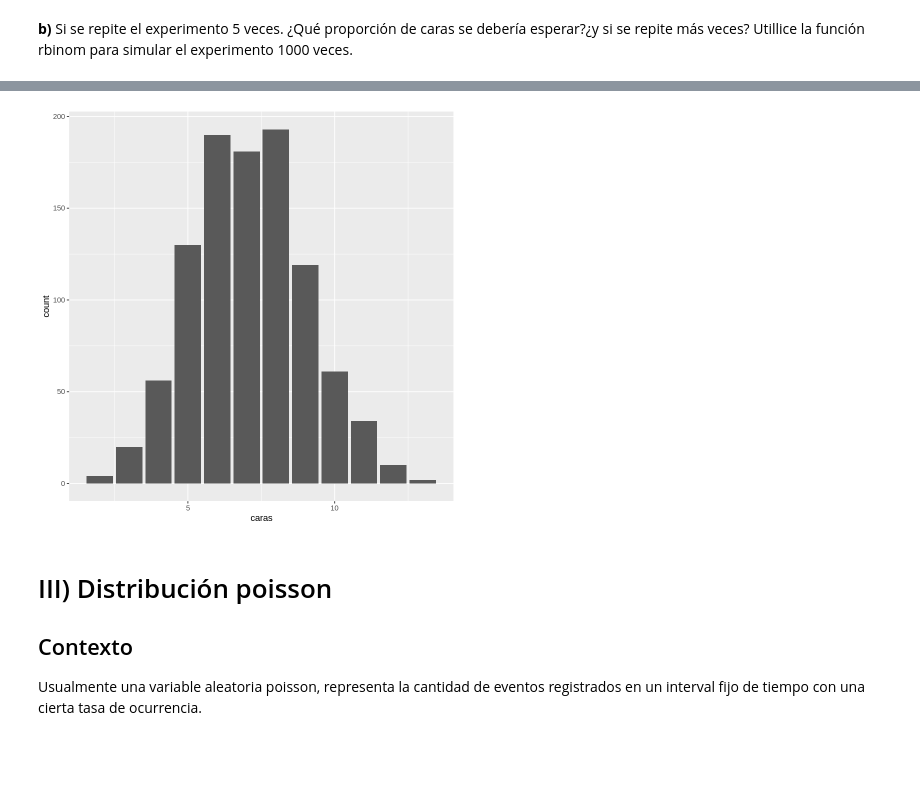
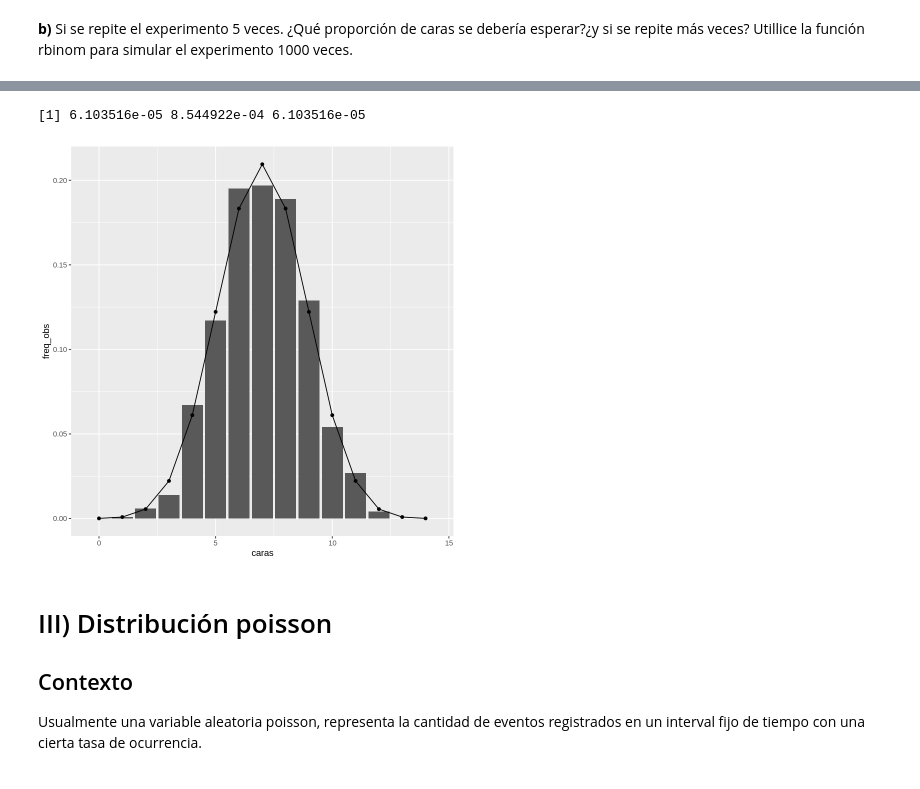
Before and after one commit to avineses/PUC_DBDC, a Jupyter notebook: Clase7/Clase7_1_Distribuciones_de_probabilidad_en_r.ipynb, the cells around one changed output, grey strips where cells are left out. Cells and saved outputs as stored; diff of their text form; code cells hidden in the pictures.

```diff
--- a/Clase7/Clase7_1_Distribuciones_de_probabilidad_en_r.ipynb
+++ b/Clase7/Clase7_1_Distribuciones_de_probabilidad_en_r.ipynb
@@ -294,6 +302,6 @@ mean(lanzamiento)
 # %%
 # podemos construir un gráfico de barras con los conteos
-df <- data.frame(caras   = lanzamiento)
+df <- data.frame(caras   = lanzamientos)
 head(df)
 # %% [output]
 A data.frame: 6 × 1
@@ -307,7 +315,8 @@ A data.frame: 6 × 1
 | 6 | 8 |
 # %%
-experimento <- df %>%
-                  group_by(caras) %>%
-                  summarise(count = n(),
-                        freq_obs = n()/N)%>%
-                  mutate(freq_teorica = dbinom(caras, size = 14, prob = 0.5))
+experimentos <- df %>%
+          group_by(caras) %>%
+          summarise(count = n(),
+                    freq_obs = n()/N) %>%
+          mutate(freq_teorica = dbinom(caras,size = 14,prob = 0.5))
+experimentos
@@ -314,5 +339,8 @@ experimento <- df %>%
 # %%
-data.frame(caras = c(0,13,14),
-          count = c(0,0,0),
-          freq_obs = 0,
-          freq_teorica = dbinom(c(0,13,14), size = 14, prob = 0.5))
+# En este ejemplo no aparecen el 0, 13 y 14. Así que los añadiremos manualmente
+
+df_aux <- data.frame(caras = c(0,13,14),
+           count = 0,
+           freq_obs = 0,
+           freq_teorica = dbinom(c(0,13,14),size = 14, prob = .5))
+df_aux
@@ -321,12 +354,20 @@ bind_rows(experimento, df_aux)
+# %%
+experimentos <- bind_rows(experimentos,df_aux)
+# %%
+dbinom(c(0,13,14),size = 14, prob = .5)
+# %% [output]
+[1] 6.103516e-05 8.544922e-04 6.103516e-05
 # %%
 # gráfio ggplot
 
-df %>%
-    ggplot() +
-    aes(x = caras) +
-    geom_bar(stat = "count")
+experimentos %>%
+          ggplot() +
+          aes(x = caras,y = freq_obs) +
+          geom_bar(stat = "identity") +
+          geom_point(aes(y = freq_teorica)) +
+          geom_line(aes(y = freq_teorica))
 # %% [output]
-[figure, old version]
+[figure, new version]
 # %%
 # Pero si queremos visualizar las frecuencias relativas observadas?
 # Adicionalmente nos interesaría poder visualizar la función de masa de probabilidad.
```
Also changed, not shown: parts of 32 cells of this notebook.
